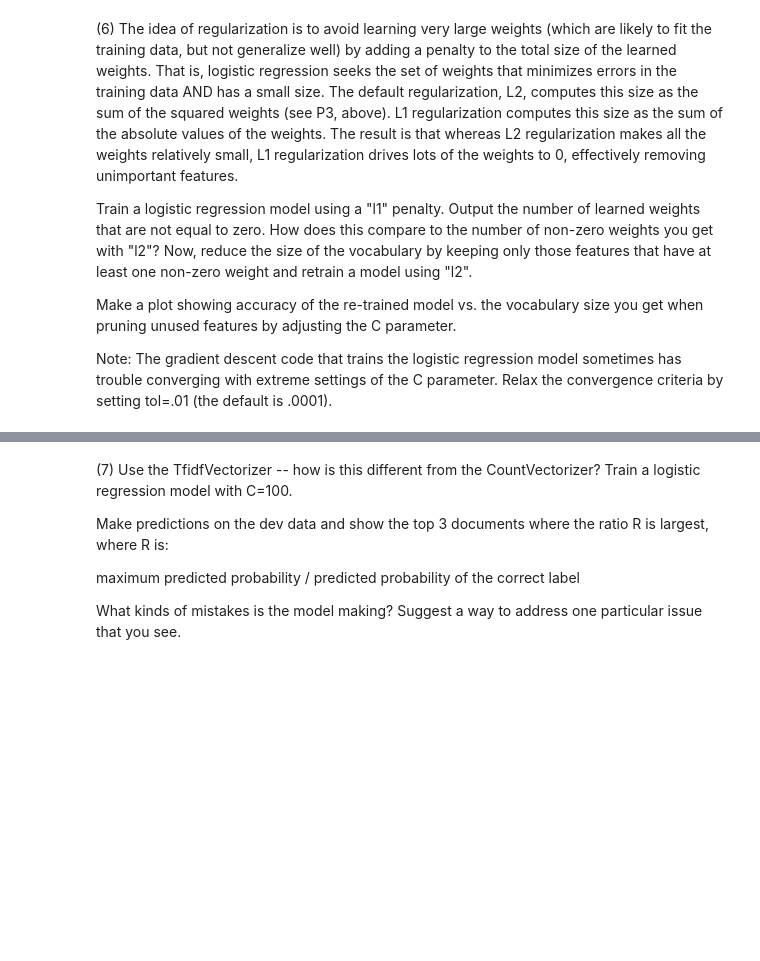
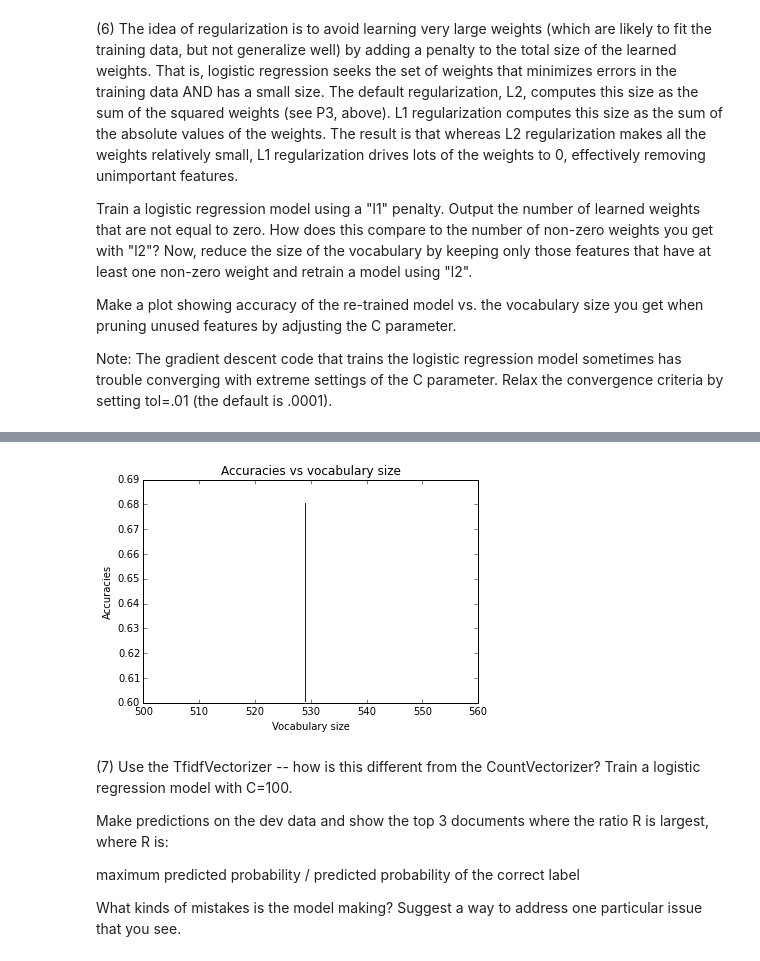
Before and after one commit to venamax/ucb-207, a Jupyter notebook: Alejandro_Rojas_p2.ipynb, the cells around one changed output, grey strips where cells are left out. Cells and saved outputs as stored; diff of their text form; code cells hidden in the pictures; blank space fills up the shorter version.

```diff
--- a/Alejandro_Rojas_p2.ipynb
+++ b/Alejandro_Rojas_p2.ipynb
@@ -537,0 +526,88 @@ Note: The gradient descent code that trains the logistic regression model someti
+# %%
+def P6():
+    # Keep this random seed here to make comparison easier.
+    #np.random.seed(0)
+
+    ### STUDENT START ###
+
+
+### Let's define a new matrix X that uses the reduced vocabulary and calculate our reduction in percentages
+    vectorizer = CountVectorizer(min_df=1)
+    X, y = vectorizer.fit_transform(train_data), train_labels
+
+#### Let's transform dev_data into a vector using CountVectorizer and define the true labels to check against
+    X_dev, y_true = vectorizer.transform(dev_data), dev_labels
+
+
+#### Let's apply L1 and L2 penalties to the Logistic Regression of the train_data
+    lr_l1 = LogisticRegression(C=0.3, penalty='l1', tol=0.01)
+    lr_l2 = LogisticRegression(C=0.3, penalty='l2', tol=0.01)
+    lr_l1.fit(X, y)
+    lr_l2.fit(X, y)
+
+### Let's find out how many coefficients are zero in each case
+    coef_matrix_l1 = lr_l1.coef_
+    coef_matrix_l2 = lr_l2.coef_
+    count_zeros_l1, count_zeros_l2 = 0,0
+    for i in range(coef_matrix_l1.shape[0]):
+        for j in range(coef_matrix_l1.shape[1]):
+            if coef_matrix_l1[i,j] == 0:
+                count_zeros_l1 +=1
+            if coef_matrix_l2[i,j] == 0:
+                count_zeros_l2 +=1
+
+    non_zero_l1 = coef_matrix_l1.shape[0]*coef_matrix_l1.shape[1]- count_zeros_l1
+    non_zero_l2 = coef_matrix_l2.shape[0]*coef_matrix_l2.shape[1]- count_zeros_l2
+
+###Let's create a modified X matrix that zeroes out when a coefficient is zero for all labels
+    X_mod = np.zeros((X.shape[0],X.shape[1]))
+    for feature in range (coef_matrix_l1.shape[1]):
+        coef_sum = 0
+        for label in range(coef_matrix_l1.shape[0]):
+            coef_sum += coef_matrix_l1[label,feature]
+        if coef_sum == 0 :
+            for i in range (X.shape[0]): X_mod[i,feature] = 0
+        else:
+            for i in range (X.shape[0]): X_mod[i,feature] = X[i,feature]
+
+#### Let's train a logistic regression with an L2 penalty with the new modified train data
+    c_values = [0.001, 0.002, 0.003, 0.004, 0.005, 0.01, 0.1, 0.5]
+    vocabulary = []
+    accuracies = []
+    for c in range (len(c_values)):
+        lr_mod = LogisticRegression(C=c_values[c], penalty='l2', tol=0.01)
+        lr_mod.fit(X_mod, y)
+        y_pred = lr_mod.predict(X_dev)
+        coef_mod = lr_mod.coef_
+
+### Let's calculate the size of the vocabulary
+        wordcount = 0
+        for feature in range (coef_mod.shape[1]):
+            coef_sum = 0
+            for label in range(coef_mod.shape[0]):
+                coef_sum += coef_mod[label,feature]
+            if coef_sum != 0 : wordcount += 1
+        vocabulary.append(wordcount)
+
+### Let's calculate the accuracy
+        correct, total = 0, 0
+        for pred, label in zip(y_pred, y_true):
+            if pred == label: correct += 1
+            total += 1
+        accuracy = float(correct)/float(total)
+        accuracies.append(accuracy)
+
+### Requested output
+    print 'Number of learned weights that are not equal to zero when using L1: %8d '% non_zero_l1
+    print 'Number of learned weights that are not equal to zero when using L1: %8d'% non_zero_l2
+
+### Requested plot
+    plt.plot(vocabulary, accuracies)
+    plt.title('Accuracies vs vocabulary size')
+    plt.ylabel('Accuracies')
+    plt.xlabel('Vocabulary size')
+    plt.show()
+
+    ### STUDENT END ###
+P6()
+# %% [output]
@@ -538,3 +616,4 @@ Note: The gradient descent code that trains the logistic regression model someti
+[figure, added]
 # %% [markdown]
 (7) Use the TfidfVectorizer -- how is this different from the CountVectorizer? Train a logistic regression model with C=100.
 
```
Also changed, not shown: parts of 5 cells of this notebook.
